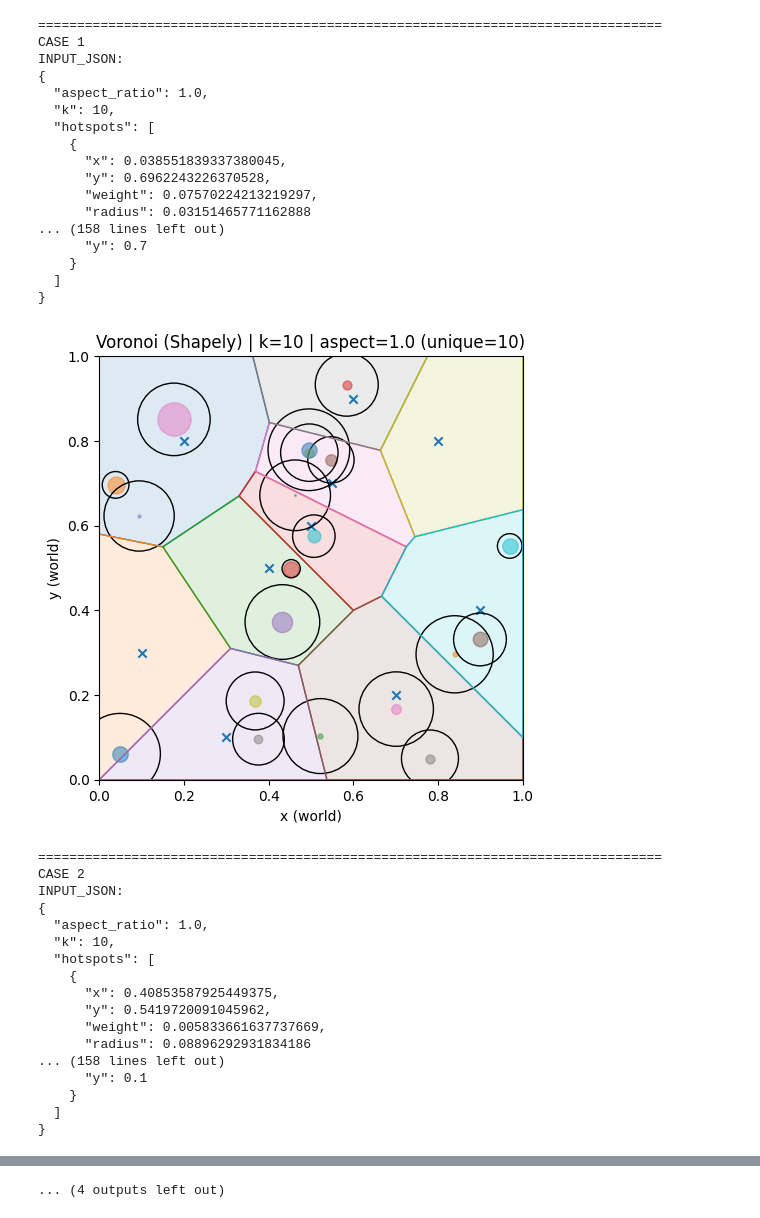
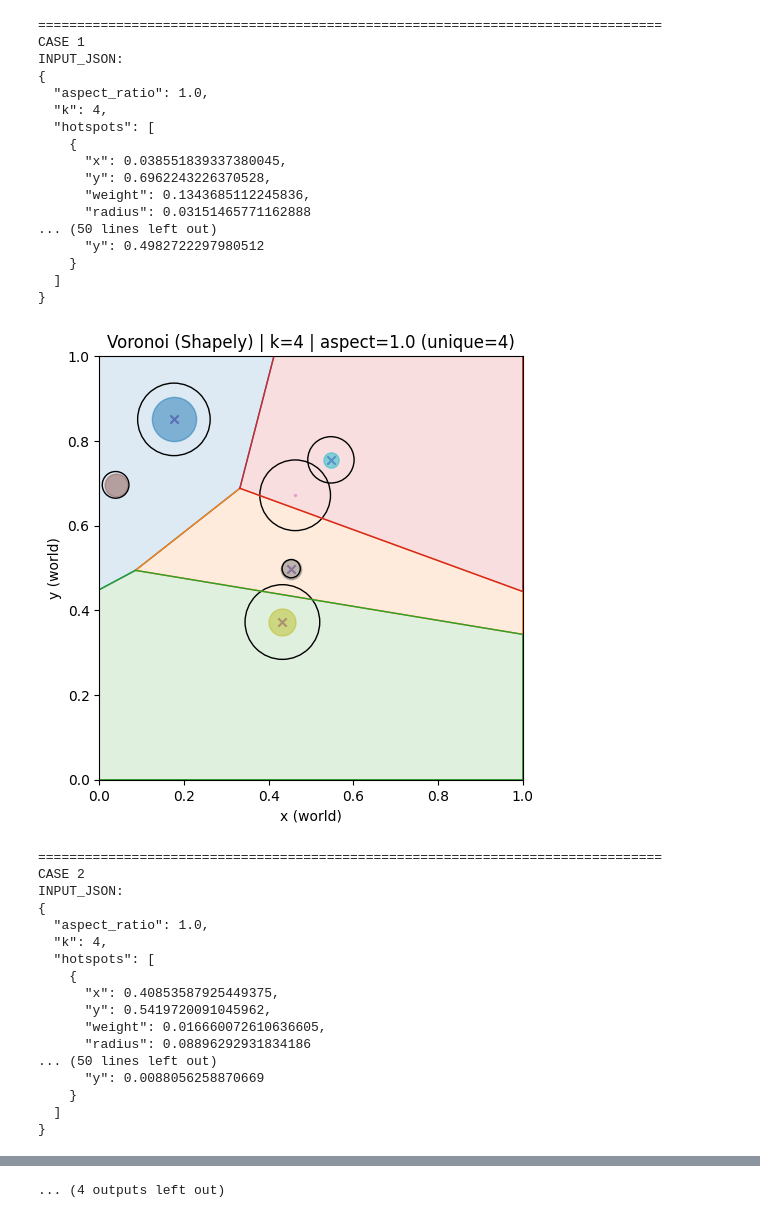
Before and after one commit to dannys0n/Generative-AI-Works-CS394, a Jupyter notebook: notebooks/07/LMStudio_Test_Qwen3_SeedGen_Voronoi.ipynb, the cells around one changed output, grey strips where cells are left out. Drawn from its saved outputs; the diff is of its cells as text; code cells hidden in the pictures.

```diff
--- a/notebooks/07/LMStudio_Test_Qwen3_SeedGen_Voronoi.ipynb
+++ b/notebooks/07/LMStudio_Test_Qwen3_SeedGen_Voronoi.ipynb
@@ -226,7 +226,7 @@ def run_batch_display(n=5, aspect_ratio=1.5, k=6, hotspot_count=10, seed0=0, tem
 
         plot_voronoi(inp, out_json)
 
-run_batch_display(n=8, aspect_ratio=1, k=10, hotspot_count=20, seed0=42)
+run_batch_display(n=8, aspect_ratio=1, k=4, hotspot_count=6, seed0=42)
 # %% [output]
 Note: you may need to restart the kernel to use updated packages.
 ================================================================================
@@ -249,35 +249,35 @@ INPUT_JSON:
 ================================================================================
 CASE 1
 INPUT_JSON:
 {
   "aspect_ratio": 1.0,
-  "k": 10,
+  "k": 4,
   "hotspots": [
     {
       "x": 0.038551839337380045,
       "y": 0.6962243226370528,
-      "weight": 0.07570224213219297,
+      "weight": 0.1343685112245836,
       "radius": 0.03151465771162888
-... (158 lines left out)
-      "y": 0.7
+... (50 lines left out)
+      "y": 0.4982722297980512
     }
   ]
 }
-[figure, old version]
+[figure, new version]
 ================================================================================
 CASE 2
 INPUT_JSON:
 {
   "aspect_ratio": 1.0,
-  "k": 10,
+  "k": 4,
   "hotspots": [
     {
       "x": 0.40853587925449375,
       "y": 0.5419720091045962,
-      "weight": 0.005833661637737669,
+      "weight": 0.016660072610636605,
       "radius": 0.08896292931834186
-... (158 lines left out)
-      "y": 0.1
+... (50 lines left out)
+      "y": 0.0088056258870669
     }
   ]
 }
```
Also changed, not shown: parts of 2 cells of this notebook, 2 other files.
